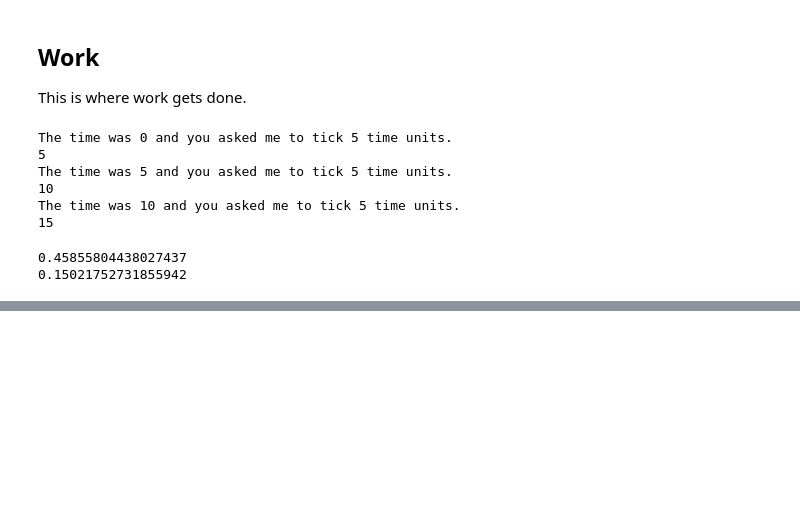
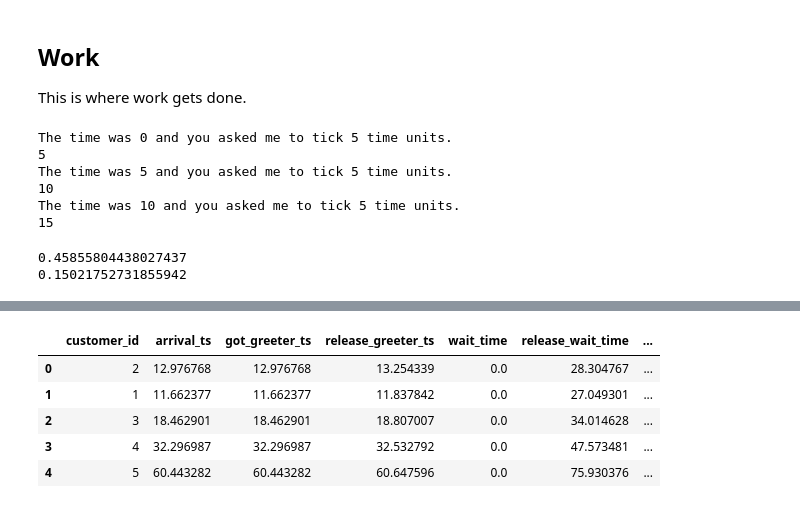
Before and after one commit to slbrooks/homework3, a Jupyter notebook: homework3_sb.ipynb, the cells around one changed output, grey strips where cells are left out. Cells and saved outputs as stored; diff of their text form; code cells hidden in the pictures; blank space fills up the shorter version.

```diff
--- a/homework3_sb.ipynb
+++ b/homework3_sb.ipynb
@@ -467,0 +340,9 @@ clinic_end_time = main()
+# %%
+bank_customer_log_df.head()
+# %% [output]
+|  | customer_id | arrival_ts | got_greeter_ts | release_greeter_ts | wait_time | release_wait_time | ... |
+| 0 | 2 | 12.976768 | 12.976768 | 13.254339 | 0.0 | 28.304767 | ... |
+| 1 | 1 | 11.662377 | 11.662377 | 11.837842 | 0.0 | 27.049301 | ... |
+| 2 | 3 | 18.462901 | 18.462901 | 18.807007 | 0.0 | 34.014628 | ... |
+| 3 | 4 | 32.296987 | 32.296987 | 32.532792 | 0.0 | 47.573481 | ... |
+| 4 | 5 | 60.443282 | 60.443282 | 60.647596 | 0.0 | 75.930376 | ... |
```
Also changed, not shown: parts of 23 cells of this notebook, 3 other files.
